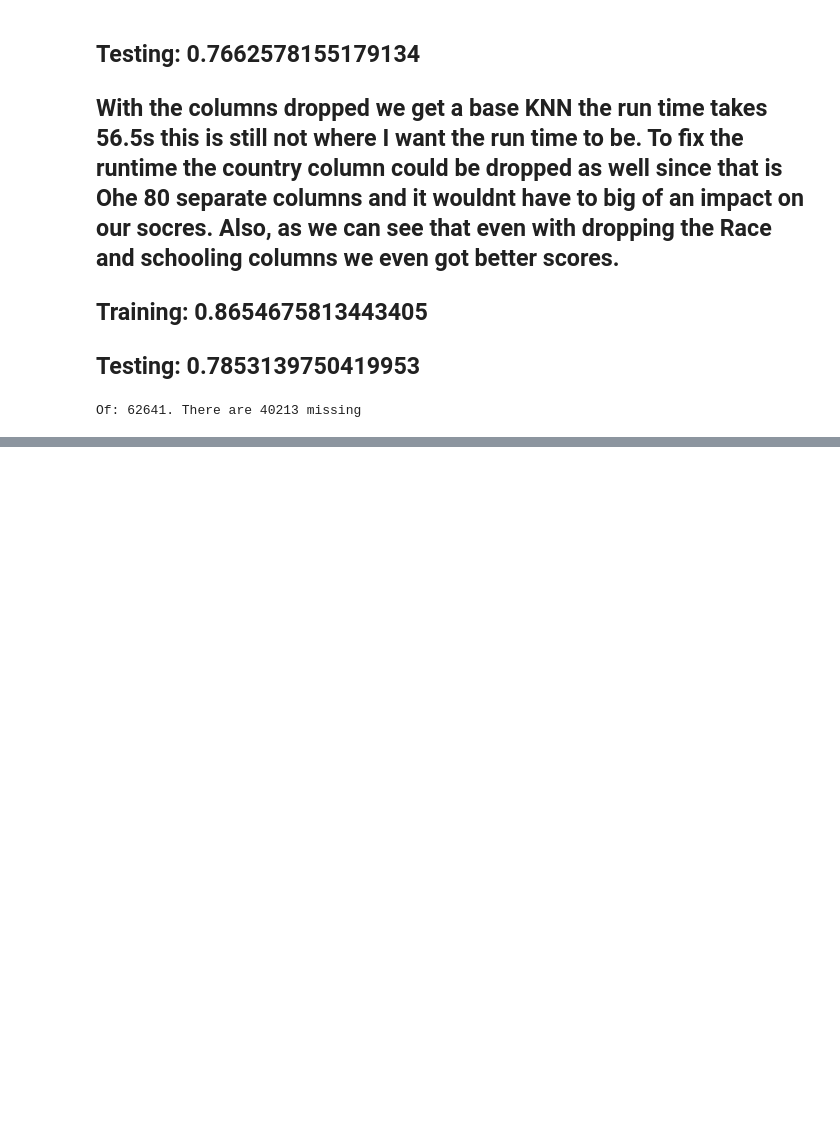
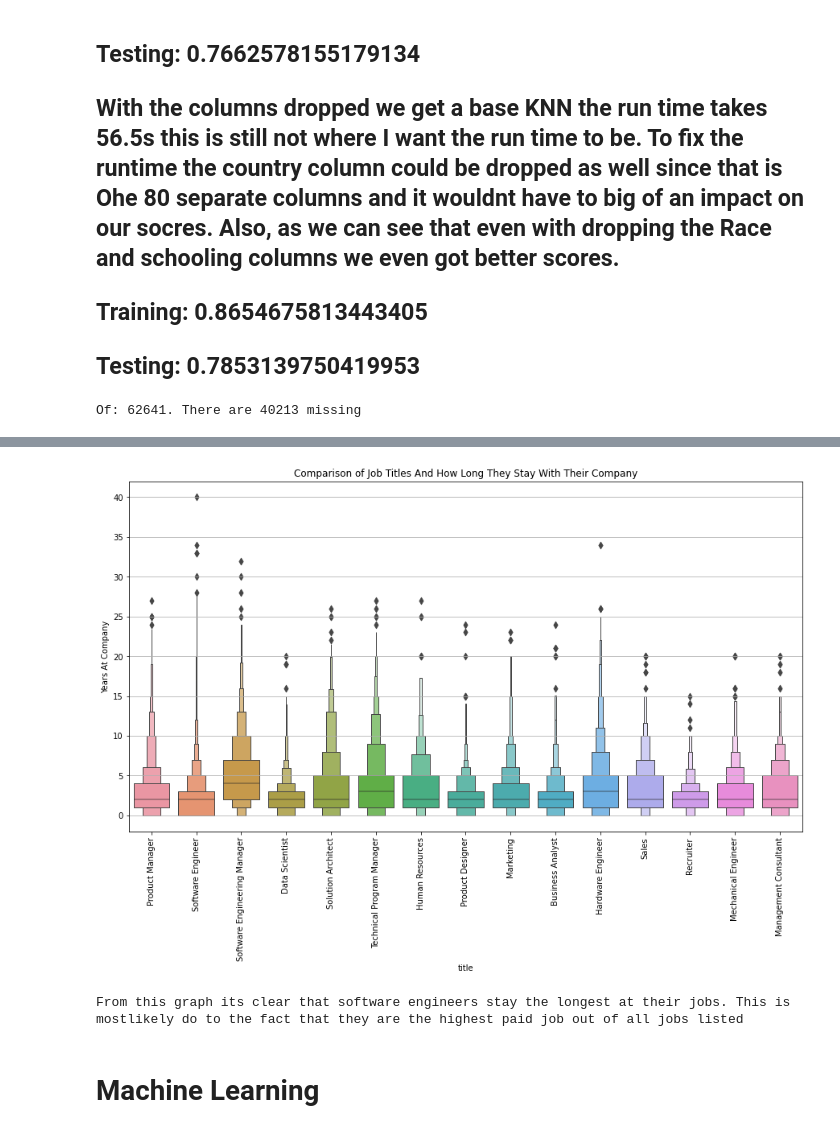
Before and after one commit to SpencerReno/Project_two, a Jupyter notebook: Salary_predictions.ipynb, the cells around one changed output, grey strips where cells are left out. Drawn from its saved outputs; the diff is of its cells as text; code cells hidden in the pictures; blank space fills up the shorter version.

```diff
--- a/Salary_predictions.ipynb
+++ b/Salary_predictions.ipynb
@@ -279,0 +316,14 @@ salary_data.head()
+# %%
+plt.figure(figsize=(15,8))
+sns.boxenplot(salary_data['title'], salary_data['yearsatcompany'])
+plt.xticks(rotation= 90)
+plt.title('Comparison of Job Titles And How Long They Stay With Their Company')
+plt.ylabel('Years At Company')
+plt.grid(axis='y')
+plt.show()
+print('From this graph its clear that software engineers stay the longest at their jobs. This is mostlikely do to the fact that they are the highest paid job out of all jobs listed')
+# %% [output]
+[figure, added]
+From this graph its clear that software engineers stay the longest at their jobs. This is mostlikely do to the fact that they are the highest paid job out of all jobs listed
+# %% [markdown]
+# Machine Learning
```
Also changed, not shown: parts of 43 cells of this notebook.
